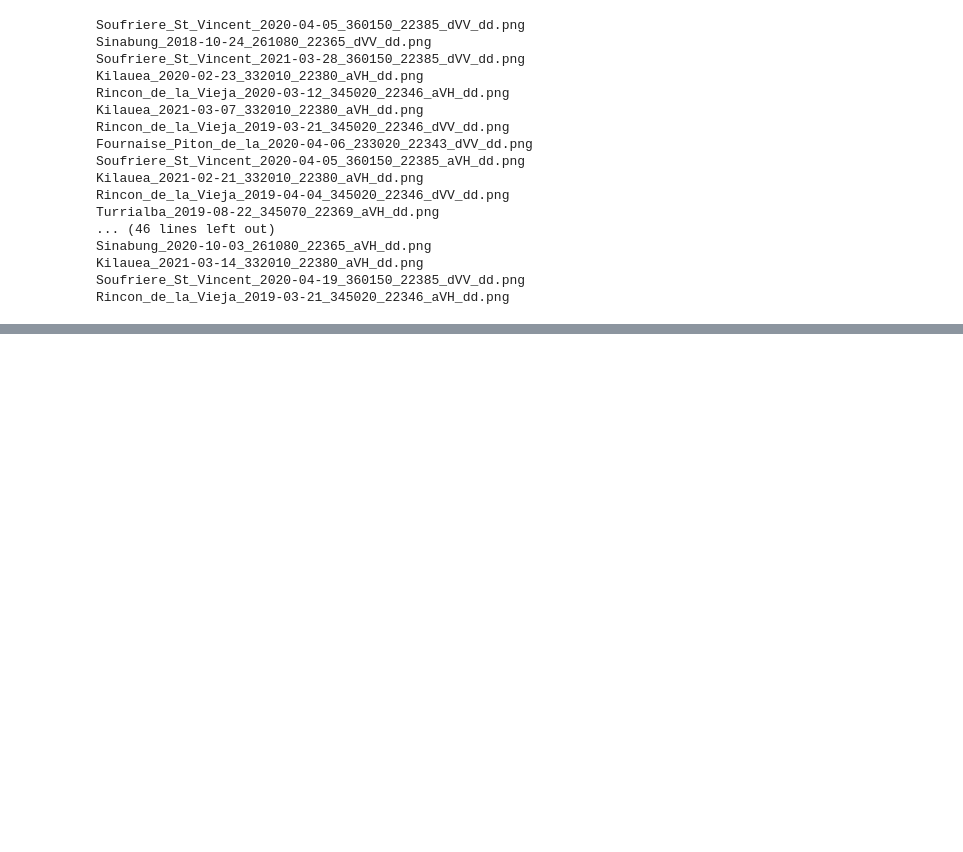
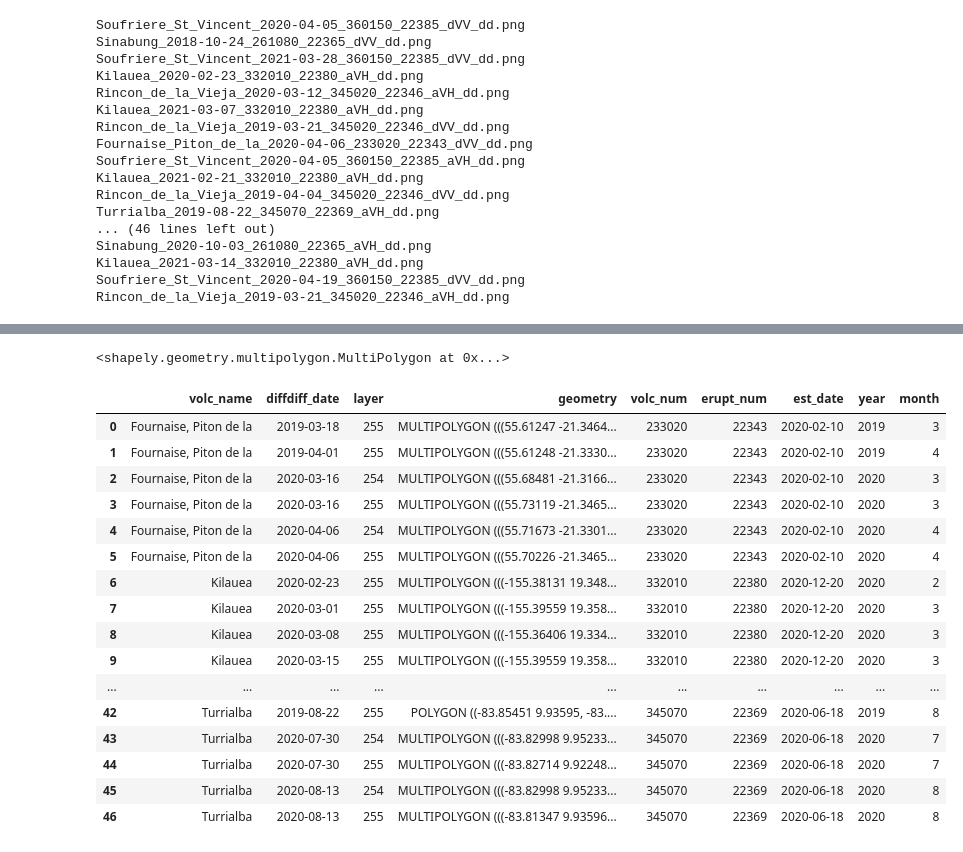
Before and after one commit to mackzlee/volcanic-disaster-recovery, a Jupyter notebook: damage_shapefile_generation.ipynb, the cells around one changed output, grey strips where cells are left out. Cells and saved outputs as stored; diff of their text form; code cells hidden in the pictures; blank space fills up the shorter version.

Commit message:
grouped polygons with dissolved geodf

```diff
--- a/damage_shapefile_generation.ipynb
+++ b/damage_shapefile_generation.ipynb
@@ -190,16 +190,27 @@ def generate_bearings(point_bearing, k=20, increment=10):
     return sorted(bearings)
 
 
+# def get_polygon(lat, lon, point_bearing):
+#     pts = []
+#     # base the bearing on the direction the block point is from the center point
+#     # 50% chance for values in the same bearing area and 50% for bearings in other quadrants
+#     bearings = generate_bearings(point_bearing,k=15, increment=10)
+#     num_bearings = 20
+#     for bearing in sorted(bearings):
+#          #calculate random meter distance to head to based on 1 to 25 pixels (block size)
+#         rand_dist = np.random.choice(range(100, 751, 1))
+#         pt =  geopy.distance.distance(meters=rand_dist)\
+#                     .destination((lat, lon), bearing=bearing)[:2] # go the calculated distance based on the volcano distance and bearing (angle)
+#         pts.append([pt[1],pt[0]])
+
+#     return Polygon(pts)
+
 def get_polygon(lat, lon, point_bearing):
+    ''' Create a square polygon that covers the entire damage area
+    '''
     pts = []
-    # base the bearing on the direction the block point is from the center point
-    # 50% chance for values in the same bearing area and 50% for bearings in other quadrants
-    bearings = generate_bearings(point_bearing,k=15, increment=10)
-    num_bearings = 20
-    for bearing in sorted(bearings):
-         #calculate random meter distance to head to based on 1 to 25 pixels (block size)
-        rand_dist = np.random.choice(range(100, 751, 1))
-        pt =  geopy.distance.distance(meters=rand_dist)\
+    for bearing in [45, 135, 225, 315]:
+        pt =  geopy.distance.distance(meters=math.sqrt((375**2) + (375**2))+750)\
                     .destination((lat, lon), bearing=bearing)[:2] # go the calculated distance based on the volcano distance and bearing (angle)
         pts.append([pt[1],pt[0]])
 
@@ -270,10 +277,15 @@ for file in diffdiff_files:
                 lat, lon = get_lat_long(meters, bearing, vlat, vlon)
                 polygon = get_polygon(lat, lon, bearing)
 
-                datarows.append([polygon, v_name, int(volc_num),int(eruption_id),erupt_start_date.isoformat(), pd.to_datetime(diffdiff_date).isoformat(), int(layer)])
+                datarows.append([polygon, v_name, int(volc_num),int(eruption_id),erupt_start_date.isoformat(), pd.to_datetime(diffdiff_date).date(), int(layer)])
 
     newdata = gpd.GeoDataFrame(datarows)
     newdata.columns = ['geometry', 'volc_name', 'volc_num', 'erupt_num', 'est_date', 'diffdiff_date', 'layer']
+
+newdata = newdata[newdata.columns].dissolve(by=['volc_name', 'diffdiff_date', 'layer']).reset_index()
+newdata['year'] = pd.DatetimeIndex(newdata['diffdiff_date']).year
+newdata['month'] = pd.DatetimeIndex(newdata['diffdiff_date']).month
+newdata['diffdiff_date'] = newdata['diffdiff_date'].apply(lambda x: str(x))
 # %% [output]
 Soufriere_St_Vincent_2020-04-05_360150_22385_dVV_dd.png
 Sinabung_2018-10-24_261080_22365_dVV_dd.png
@@ -299 +330,25 @@ output_file = f'all_data.shp'
 newdata.to_file(output_file)
+# %%
+newdata.iloc[0].geometry
+# %% [output]
+<shapely.geometry.multipolygon.MultiPolygon at 0x...>
+# %%
+newdata
+# %% [output]
+|  | volc_name | diffdiff_date | layer | geometry | volc_num | erupt_num | est_date | year | month |
+| 0 | Fournaise, Piton de la | 2019-03-18 | 255 | MULTIPOLYGON (((55.61247 -21.3464... | 233020 | 22343 | 2020-02-10 | 2019 | 3 |
+| 1 | Fournaise, Piton de la | 2019-04-01 | 255 | MULTIPOLYGON (((55.61248 -21.3330... | 233020 | 22343 | 2020-02-10 | 2019 | 4 |
+| 2 | Fournaise, Piton de la | 2020-03-16 | 254 | MULTIPOLYGON (((55.68481 -21.3166... | 233020 | 22343 | 2020-02-10 | 2020 | 3 |
+| 3 | Fournaise, Piton de la | 2020-03-16 | 255 | MULTIPOLYGON (((55.73119 -21.3465... | 233020 | 22343 | 2020-02-10 | 2020 | 3 |
+| 4 | Fournaise, Piton de la | 2020-04-06 | 254 | MULTIPOLYGON (((55.71673 -21.3301... | 233020 | 22343 | 2020-02-10 | 2020 | 4 |
+| 5 | Fournaise, Piton de la | 2020-04-06 | 255 | MULTIPOLYGON (((55.70226 -21.3465... | 233020 | 22343 | 2020-02-10 | 2020 | 4 |
+| 6 | Kilauea | 2020-02-23 | 255 | MULTIPOLYGON (((-155.38131 19.348... | 332010 | 22380 | 2020-12-20 | 2020 | 2 |
+| 7 | Kilauea | 2020-03-01 | 255 | MULTIPOLYGON (((-155.39559 19.358... | 332010 | 22380 | 2020-12-20 | 2020 | 3 |
+| 8 | Kilauea | 2020-03-08 | 255 | MULTIPOLYGON (((-155.36406 19.334... | 332010 | 22380 | 2020-12-20 | 2020 | 3 |
+| 9 | Kilauea | 2020-03-15 | 255 | MULTIPOLYGON (((-155.39559 19.358... | 332010 | 22380 | 2020-12-20 | 2020 | 3 |
+| ... | ... | ... | ... | ... | ... | ... | ... | ... | ... |
+| 42 | Turrialba | 2019-08-22 | 255 | POLYGON ((-83.85451 9.93595, -83.... | 345070 | 22369 | 2020-06-18 | 2019 | 8 |
+| 43 | Turrialba | 2020-07-30 | 254 | MULTIPOLYGON (((-83.82998 9.95233... | 345070 | 22369 | 2020-06-18 | 2020 | 7 |
+| 44 | Turrialba | 2020-07-30 | 255 | MULTIPOLYGON (((-83.82714 9.92248... | 345070 | 22369 | 2020-06-18 | 2020 | 7 |
+| 45 | Turrialba | 2020-08-13 | 254 | MULTIPOLYGON (((-83.82998 9.95233... | 345070 | 22369 | 2020-06-18 | 2020 | 8 |
+| 46 | Turrialba | 2020-08-13 | 255 | MULTIPOLYGON (((-83.81347 9.93596... | 345070 | 22369 | 2020-06-18 | 2020 | 8 |
```
Also changed, not shown: parts of 4 cells of this notebook.
